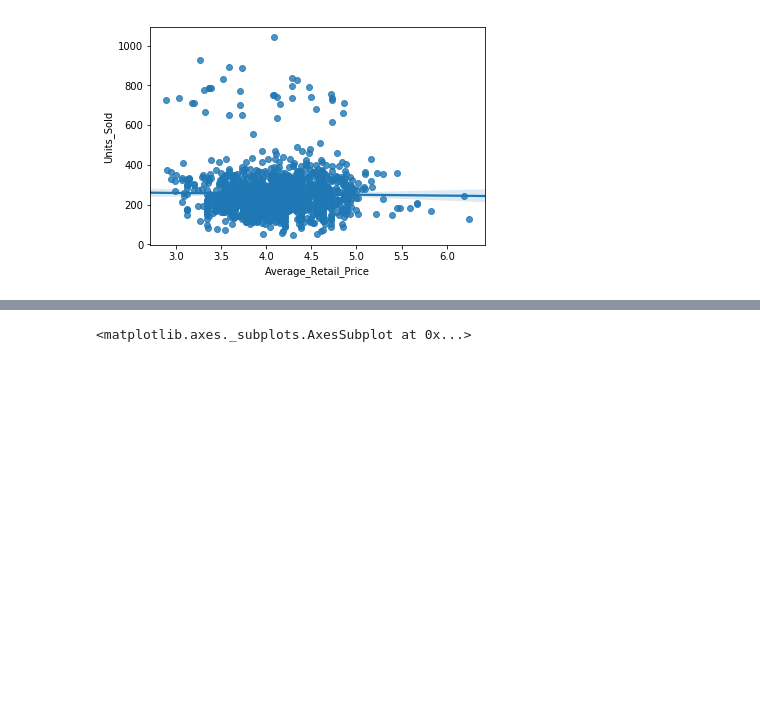
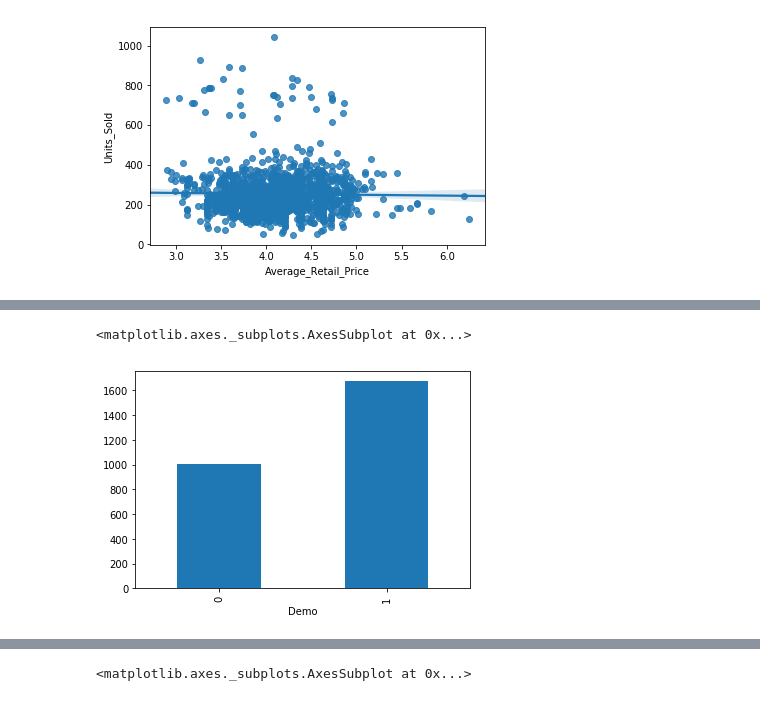
Before and after one commit to slerkpatomsak/ML-CaseStudy, a Jupyter notebook: goodbelly_casestudy.ipynb, the cells around one changed output, grey strips where cells are left out. Saved outputs shown, nothing was run; the diff lists cells and outputs as text; code cells hidden in the pictures; blank space fills up the shorter version.

```diff
--- a/goodbelly_casestudy.ipynb
+++ b/goodbelly_casestudy.ipynb
@@ -291,0 +321,6 @@ group_by.aggregate(np.mean)
+# %%
+groupby_demo0 = bellyfat.groupby('Demo').aggregate(np.mean)
+groupby_demo0.Revenue.plot.bar()
+# %% [output]
+<matplotlib.axes._subplots.AxesSubplot at 0x...>
+[figure, added]
```
Also changed, not shown: parts of 9 cells of this notebook.
